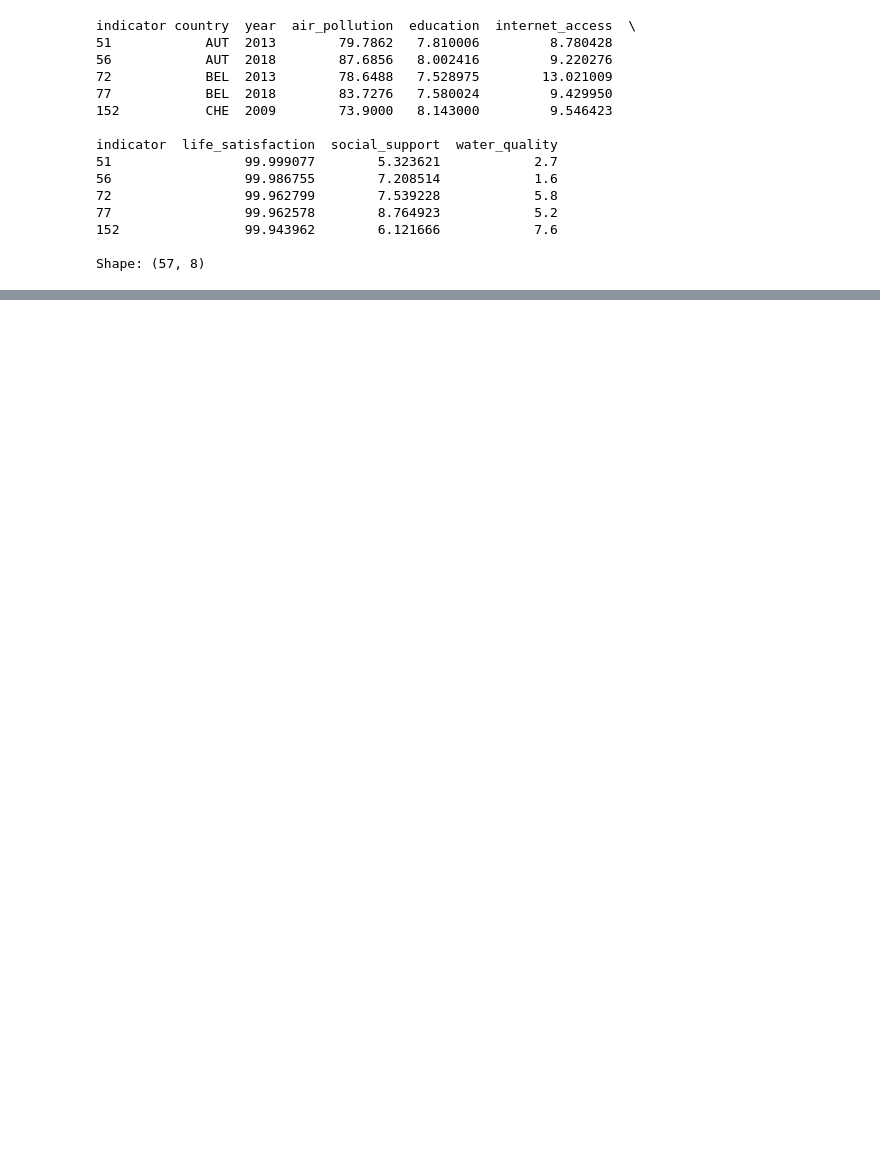
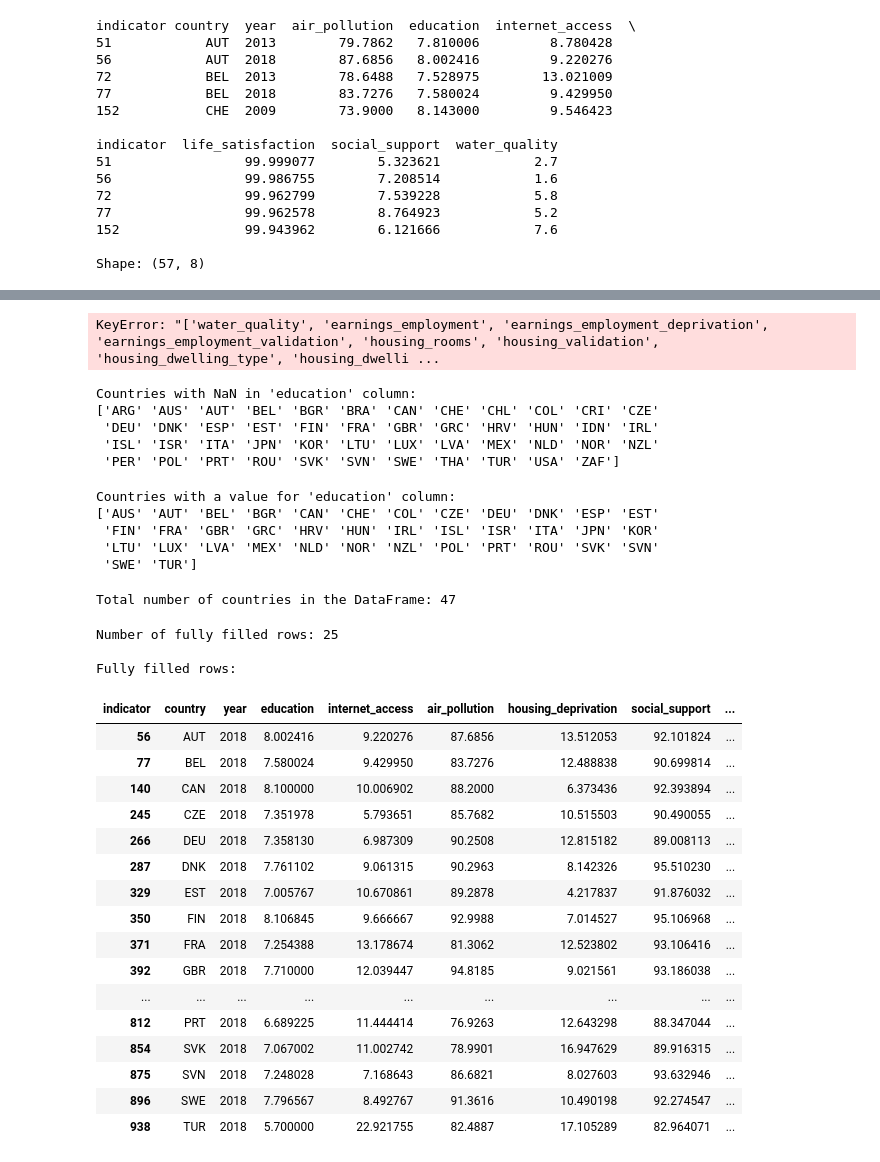
Before and after one commit to Jan12s/betterlifeindex, a Jupyter notebook: better_life_index_edu.ipynb, the cells around one changed output, grey strips where cells are left out. Saved outputs shown, nothing was run; the diff lists cells and outputs as text; code cells hidden in the pictures; blank space fills up the shorter version.

```diff
--- a/better_life_index_edu.ipynb
+++ b/better_life_index_edu.ipynb
@@ -346,0 +333,72 @@ Unique countries in filtered data:
+# %%
+columns_to_drop = [
+    'water_quality',
+    'earnings_employment',
+    'earnings_employment_deprivation',
+    'earnings_employment_validation',
+    'housing_rooms',
+    'housing_validation',
+    'housing_dwelling_type',
+    'housing_dwelling_type_deprivation',
+    'housing_dwelling_type_validation',
+    'social_support_deprivation',
+    'life_satisfaction_validation'
+]
+
+BLIE = BLIE.drop(columns=columns_to_drop)
+
+display(BLIE.head())
+# %% [output]
+KeyError: "['water_quality', 'earnings_employment', 'earnings_employment_deprivation', 'earnings_employment_validation', 'housing_rooms', 'housing_validation', 'housing_dwelling_type', 'housing_dwelli ...
+# %%
+countries_with_nan_education = BFLI[BFLI['education'].isna()]['country'].unique()
+print("Countries with NaN in 'education' column:")
+print(countries_with_nan_education)
+# %% [output]
+Countries with NaN in 'education' column:
+['ARG' 'AUS' 'AUT' 'BEL' 'BGR' 'BRA' 'CAN' 'CHE' 'CHL' 'COL' 'CRI' 'CZE'
+ 'DEU' 'DNK' 'ESP' 'EST' 'FIN' 'FRA' 'GBR' 'GRC' 'HRV' 'HUN' 'IDN' 'IRL'
+ 'ISL' 'ISR' 'ITA' 'JPN' 'KOR' 'LTU' 'LUX' 'LVA' 'MEX' 'NLD' 'NOR' 'NZL'
+ 'PER' 'POL' 'PRT' 'ROU' 'SVK' 'SVN' 'SWE' 'THA' 'TUR' 'USA' 'ZAF']
+# %%
+countries_with_education_value = BFLI[BFLI['education'].notna()]['country'].unique()
+print("Countries with a value for 'education' column:")
+print(countries_with_education_value)
+# %% [output]
+Countries with a value for 'education' column:
+['AUS' 'AUT' 'BEL' 'BGR' 'CAN' 'CHE' 'COL' 'CZE' 'DEU' 'DNK' 'ESP' 'EST'
+ 'FIN' 'FRA' 'GBR' 'GRC' 'HRV' 'HUN' 'IRL' 'ISL' 'ISR' 'ITA' 'JPN' 'KOR'
+ 'LTU' 'LUX' 'LVA' 'MEX' 'NLD' 'NOR' 'NZL' 'POL' 'PRT' 'ROU' 'SVK' 'SVN'
+ 'SWE' 'TUR']
+# %%
+total_countries = BFLI['country'].nunique()
+print(f"Total number of countries in the DataFrame: {total_countries}")
+# %% [output]
+Total number of countries in the DataFrame: 47
+# %%
+rows_fully_filled = BFLI.dropna()
+
+print(f"Number of fully filled rows: {rows_fully_filled.shape[0]}")
+print("\nFully filled rows:")
+display(rows_fully_filled)
+# %% [output]
+Number of fully filled rows: 25
+
+Fully filled rows:
+| indicator | country | year | education | internet_access | air_pollution | housing_deprivation | social_support | ... |
+| 56 | AUT | 2018 | 8.002416 | 9.220276 | 87.6856 | 13.512053 | 92.101824 | ... |
+| 77 | BEL | 2018 | 7.580024 | 9.429950 | 83.7276 | 12.488838 | 90.699814 | ... |
+| 140 | CAN | 2018 | 8.100000 | 10.006902 | 88.2000 | 6.373436 | 92.393894 | ... |
+| 245 | CZE | 2018 | 7.351978 | 5.793651 | 85.7682 | 10.515503 | 90.490055 | ... |
+| 266 | DEU | 2018 | 7.358130 | 6.987309 | 90.2508 | 12.815182 | 89.008113 | ... |
+| 287 | DNK | 2018 | 7.761102 | 9.061315 | 90.2963 | 8.142326 | 95.510230 | ... |
+| 329 | EST | 2018 | 7.005767 | 10.670861 | 89.2878 | 4.217837 | 91.876032 | ... |
+| 350 | FIN | 2018 | 8.106845 | 9.666667 | 92.9988 | 7.014527 | 95.106968 | ... |
+| 371 | FRA | 2018 | 7.254388 | 13.178674 | 81.3062 | 12.523802 | 93.106416 | ... |
+| 392 | GBR | 2018 | 7.710000 | 12.039447 | 94.8185 | 9.021561 | 93.186038 | ... |
+| ... | ... | ... | ... | ... | ... | ... | ... | ... |
+| 812 | PRT | 2018 | 6.689225 | 11.444414 | 76.9263 | 12.643298 | 88.347044 | ... |
+| 854 | SVK | 2018 | 7.067002 | 11.002742 | 78.9901 | 16.947629 | 89.916315 | ... |
+| 875 | SVN | 2018 | 7.248028 | 7.168643 | 86.6821 | 8.027603 | 93.632946 | ... |
+| 896 | SWE | 2018 | 7.796567 | 8.492767 | 91.3616 | 10.490198 | 92.274547 | ... |
+| 938 | TUR | 2018 | 5.700000 | 22.921755 | 82.4887 | 17.105289 | 82.964071 | ... |
```
Also changed, not shown: parts of 18 cells of this notebook.
